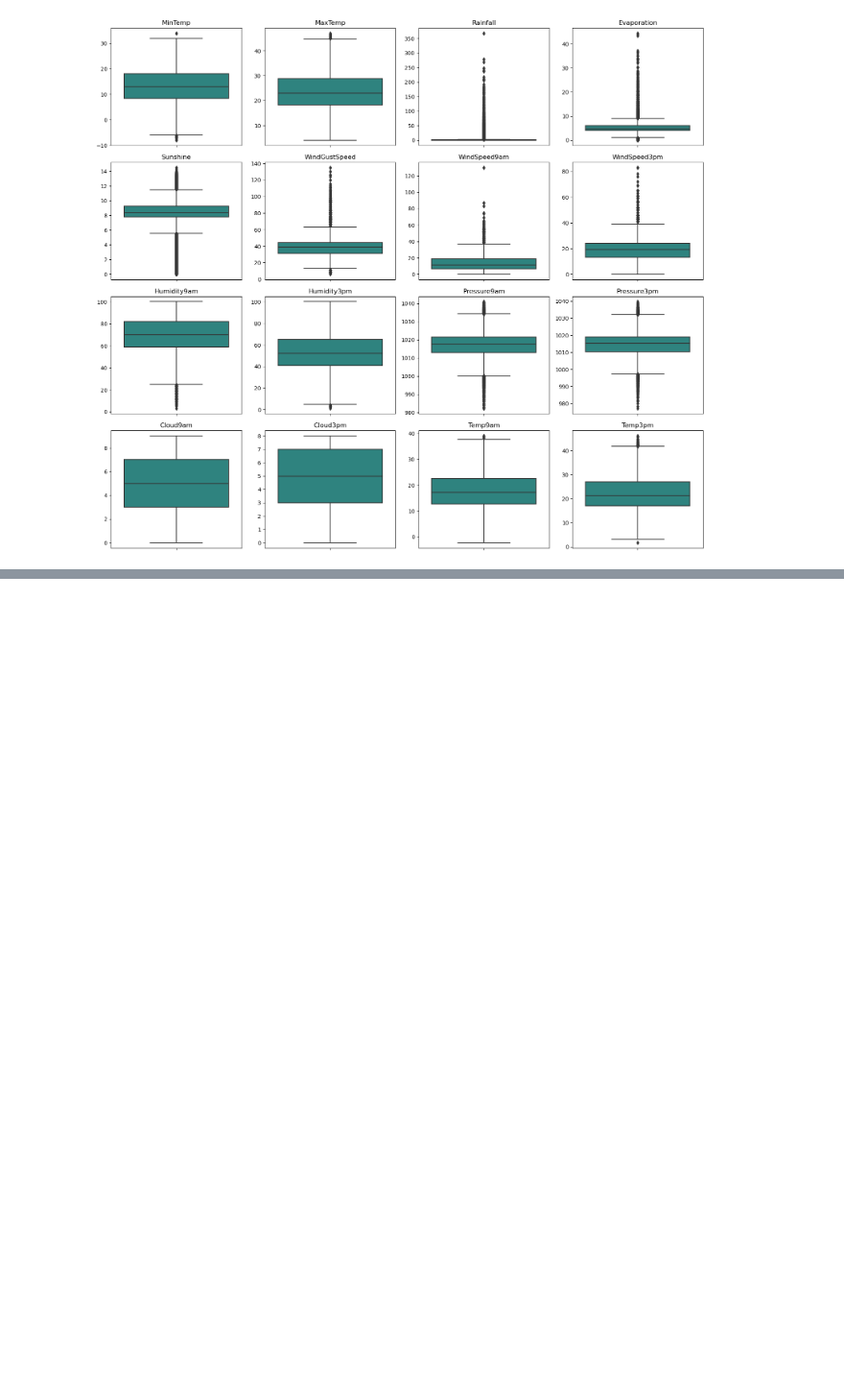
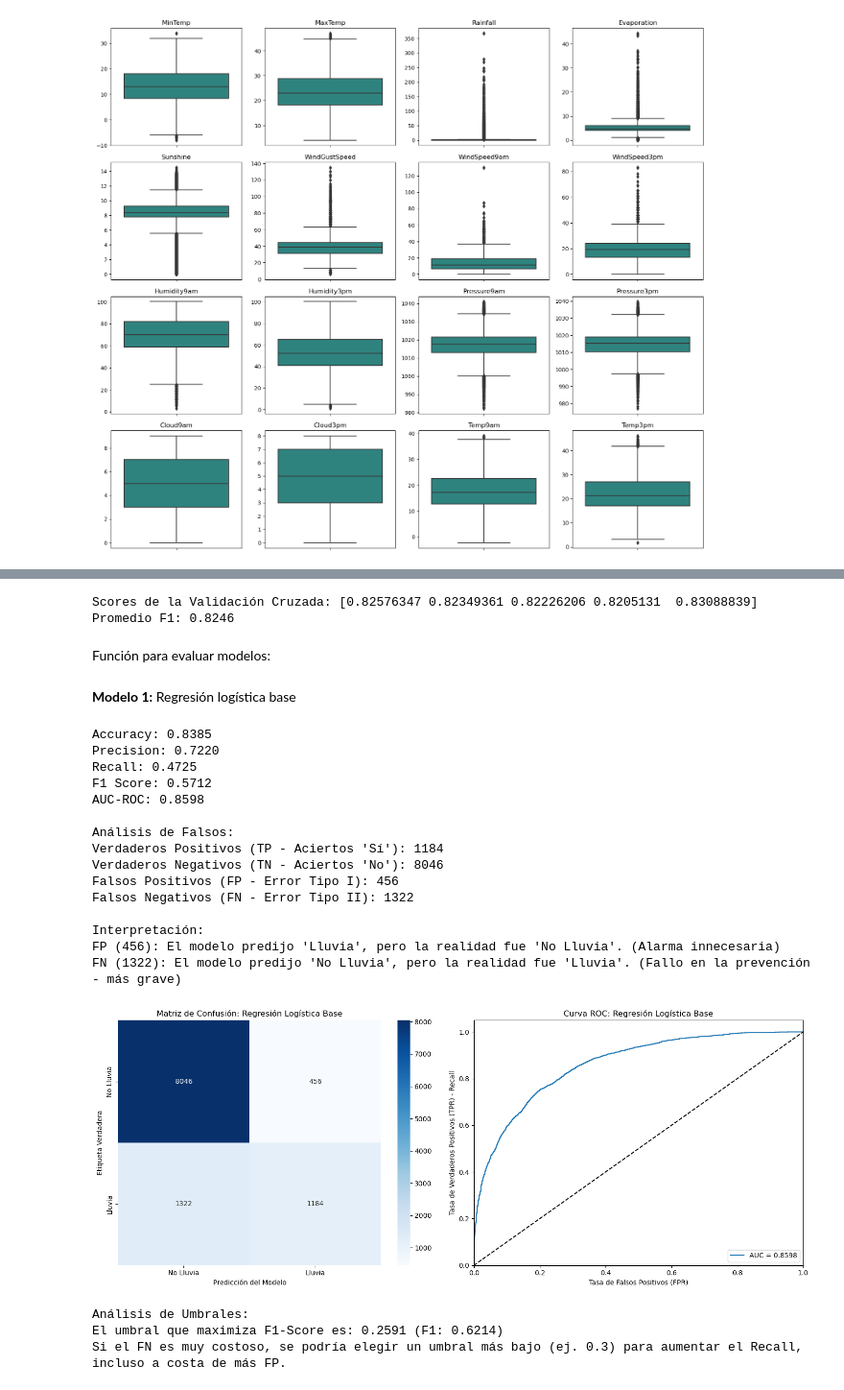
Before and after one commit to CaroRuiz92/AA1-TUIA-Ruiz-Quispe, a Jupyter notebook: TP-clasificacion-AA1.ipynb, the cells around one changed output, grey strips where cells are left out. Shown at 96% size. Drawn from its saved outputs; the diff is of its cells as text; code cells hidden in the pictures; blank space fills up the shorter version.

Commit message:
Escalado robusto, validacion cruzada y modelado inicial

```diff
--- a/TP-clasificacion-AA1.ipynb
+++ b/TP-clasificacion-AA1.ipynb
@@ -378,0 +430,2 @@ plt.show()
+# %%
+data_final = data_final.drop(columns=['Temp9am', 'Temp3pm', 'Pressure3pm'])
@@ -378,0 +437,3 @@ plt.show()
+# %%
+X = data_final.drop('RainTomorrow', axis=1)
+Y = data_final['RainTomorrow']
@@ -378,0 +445,12 @@ plt.show()
+# %%
+X_train_val, X_test, y_train_val, y_test = train_test_split(
+    X, Y,
+    test_size=0.2,   # 20% para el test set final
+    random_state=42,
+    stratify=Y)
+
+X_train, X_val, y_train, y_val = train_test_split(
+    X_train_val, y_train_val,
+    test_size=0.25,   # 25% de X_train_val (que es 20% del total)
+    random_state=42,
+    stratify=y_train_val)
@@ -378,0 +467,12 @@ plt.show()
+# %%
+colum_escalar = ['MinTemp', 'MaxTemp', 'Rainfall', 'Evaporation', 'Sunshine',
+    'WindGustSpeed', 'WindSpeed9am', 'WindSpeed3pm',
+    'Humidity9am', 'Humidity3pm', 'Pressure9am',
+    'Cloud9am', 'Cloud3pm']
+
+scaler = RobustScaler()
+
+X_train[colum_escalar] = scaler.fit_transform(X_train[colum_escalar])
+
+X_val[colum_escalar] = scaler.transform(X_val[colum_escalar])
+X_test[colum_escalar] = scaler.transform(X_test[colum_escalar])
@@ -378,0 +484,12 @@ plt.show()
+# %%
+lr = LogisticRegression(C=1.0, penalty='l2', solver='saga', max_iter=5000)
+
+scores = cross_val_score(lr, X_train, y_train, cv=5, scoring='f1_weighted')
+
+print(f"Scores de la Validación Cruzada: {scores}")
+print(f"Promedio F1: {scores.mean():.4f}")
+# %% [output]
+Scores de la Validación Cruzada: [0.82576347 0.82349361 0.82226206 0.8205131  0.83088839]
+Promedio F1: 0.8246
+# %% [markdown]
+Función para evaluar modelos:
@@ -378,0 +563,32 @@ plt.show()
+# %% [markdown]
+**Modelo 1:** Regresión logística base
+# %%
+lr_base = LogisticRegression(solver='liblinear', random_state=42) # Usamos liblinear por consistencia
+
+lr_base.fit(X_train, y_train)
+
+# Predicciones con el X_test
+y_pred_base = lr_base.predict(X_test)
+y_proba_base = lr_base.predict_proba(X_test)[:, 1]
+
+evaluar_modelo(y_test, y_pred_base, y_proba_base, "Regresión Logística Base")
+# %% [output]
+Accuracy: 0.8385
+Precision: 0.7220
+Recall: 0.4725
+F1 Score: 0.5712
+AUC-ROC: 0.8598
+
+Análisis de Falsos:
+Verdaderos Positivos (TP - Aciertos 'Sí'): 1184
+Verdaderos Negativos (TN - Aciertos 'No'): 8046
+Falsos Positivos (FP - Error Tipo I): 456
+Falsos Negativos (FN - Error Tipo II): 1322
+
+Interpretación:
+FP (456): El modelo predijo 'Lluvia', pero la realidad fue 'No Lluvia'. (Alarma innecesaria)
+FN (1322): El modelo predijo 'No Lluvia', pero la realidad fue 'Lluvia'. (Fallo en la prevención - más grave)
+[figure, added]
+Análisis de Umbrales:
+El umbral que maximiza F1-Score es: 0.2591 (F1: 0.6214)
+Si el FN es muy costoso, se podría elegir un umbral más bajo (ej. 0.3) para aumentar el Recall, incluso a costa de más FP.
```
Also changed, not shown: parts of 24 cells of this notebook.
